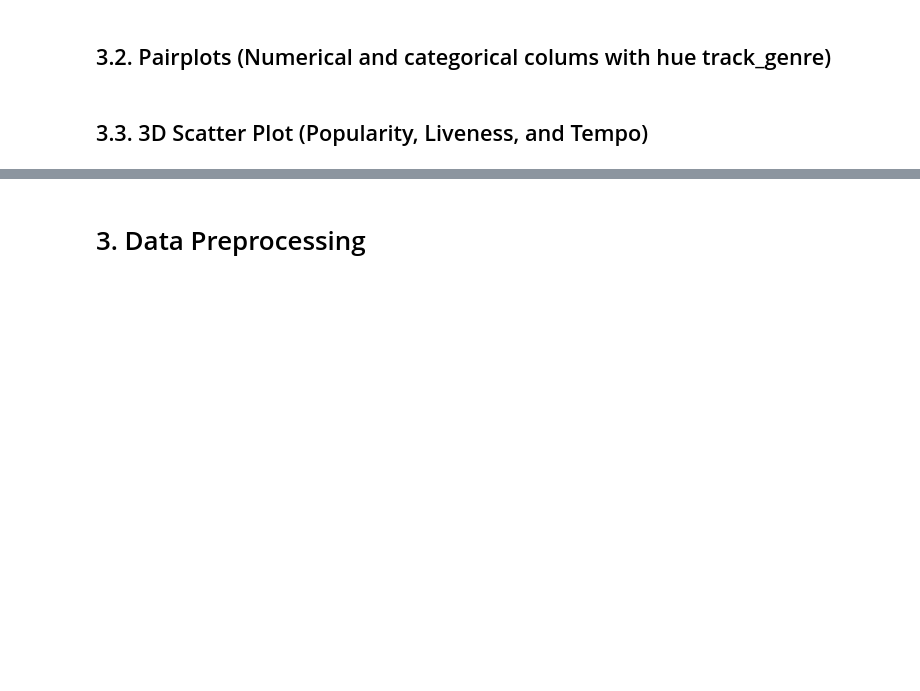
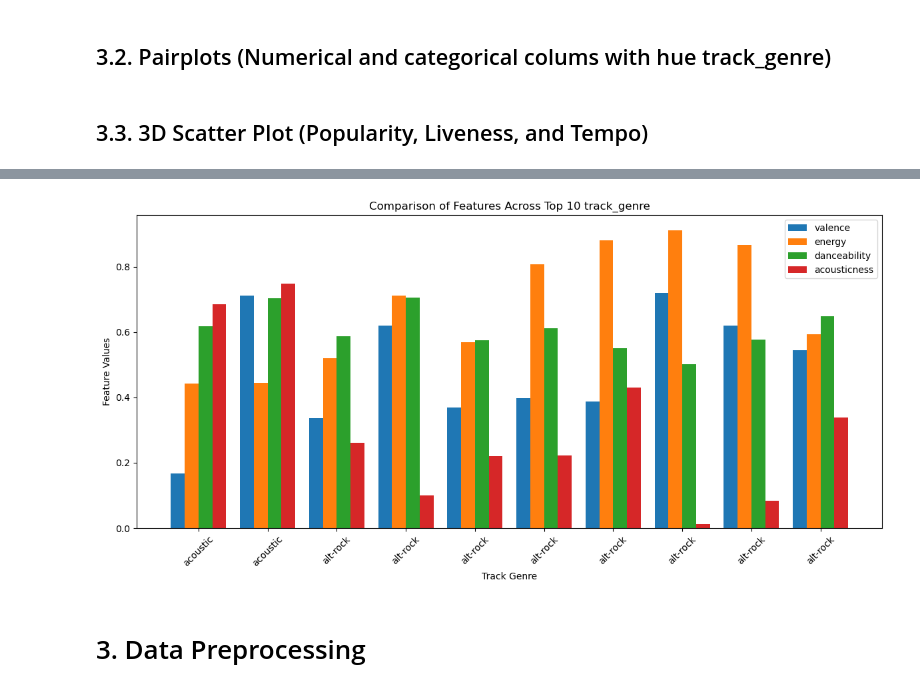
Before and after one commit to Day-hue/phase-4-project, a Jupyter notebook: Sumaiya_copy_2.ipynb, the cells around one changed output, grey strips where cells are left out. Saved outputs shown, nothing was run; the diff lists cells and outputs as text; code cells hidden in the pictures; blank space fills up the shorter version.

```diff
--- a/Sumaiya_copy_2.ipynb
+++ b/Sumaiya_copy_2.ipynb
@@ -1223,3 +1232,33 @@ plt.show()
+# %%
+# Select top 10 track_genres based on popularity
+top10_track_genres = df.nlargest(10, 'popularity')
+
+# Set figure size
+plt.figure(figsize=(12, 6))
+
+# Define colors for better visibility
+colors = ['#1f77b4', '#ff7f0e', '#2ca02c', '#d62728']
+
+# Create bar plots for each feature
+bar_width = 0.2  # Adjust for better spacing
+x = range(len(top10_track_genres['track_genre']))  # X-axis positions
+
+for i, feature in enumerate(['valence', 'energy', 'danceability', 'acousticness']):
+    plt.bar([pos + i * bar_width for pos in x], top10_track_genres[feature],
+            width=bar_width, label=feature, color=colors[i])
+
+# Set labels and title
+plt.xticks([pos + bar_width * 1.5 for pos in x], top10_track_genres['track_genre'], rotation=45)
+plt.xlabel('Track Genre')
+plt.ylabel('Feature Values')
+plt.title('Comparison of Features Across Top 10 track_genre')
+plt.legend()
+plt.tight_layout()
+
+# Show plot
+plt.show()
+# %% [output]
+[figure, added]
 # %% [markdown]
 # 3. Data Preprocessing
 # %% [markdown]
```
Also changed, not shown: parts of 74 cells of this notebook, 1 other file.
